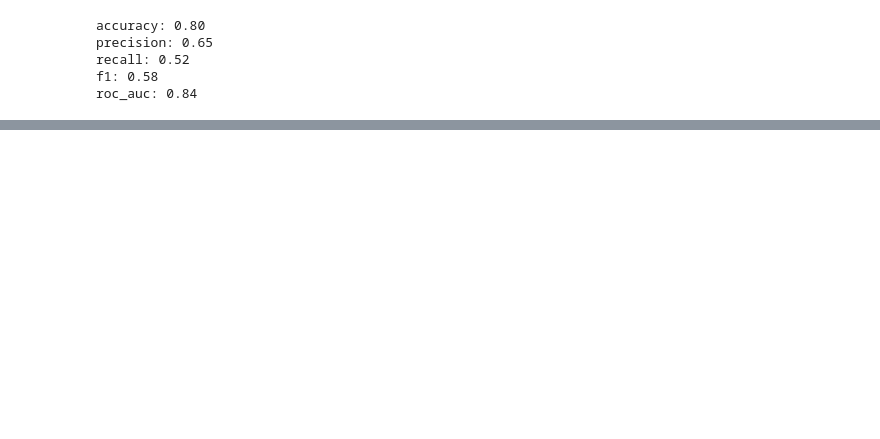
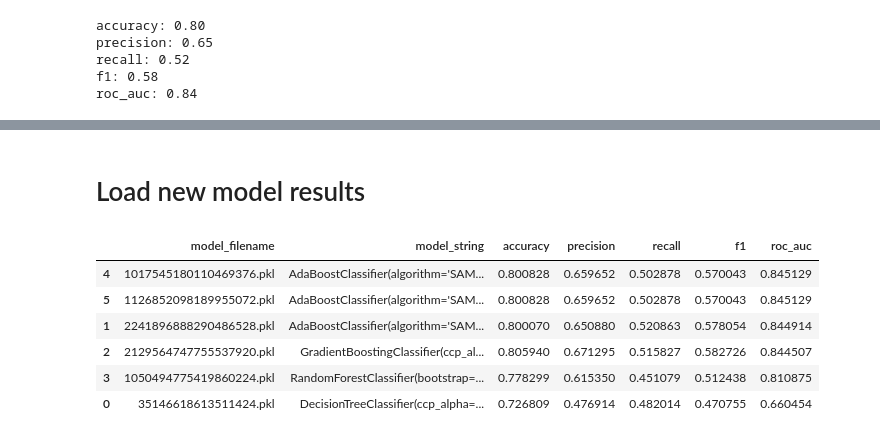
Before and after one commit to karthik-maddukuri/churn-model, a Jupyter notebook: notebooks/07. Hyperparameter Tuning.ipynb, the cells around one changed output, grey strips where cells are left out. Cells and saved outputs as stored; diff of their text form; code cells hidden in the pictures; blank space fills up the shorter version.

```diff
--- a/notebooks/07. Hyperparameter Tuning.ipynb
+++ b/notebooks/07. Hyperparameter Tuning.ipynb
@@ -90,0 +153,14 @@ roc_auc: 0.84
+# %% [markdown]
+# Load new model results
+# %%
+model_results = load_model_results()
+# %%
+model_results.sort_values(by='roc_auc', ascending=False)
+# %% [output]
+|  | model_filename | model_string | accuracy | precision | recall | f1 | roc_auc |
+| 4 | 1017545180110469376.pkl | AdaBoostClassifier(algorithm='SAM... | 0.800828 | 0.659652 | 0.502878 | 0.570043 | 0.845129 |
+| 5 | 1126852098189955072.pkl | AdaBoostClassifier(algorithm='SAM... | 0.800828 | 0.659652 | 0.502878 | 0.570043 | 0.845129 |
+| 1 | 2241896888290486528.pkl | AdaBoostClassifier(algorithm='SAM... | 0.800070 | 0.650880 | 0.520863 | 0.578054 | 0.844914 |
+| 2 | 2129564747755537920.pkl | GradientBoostingClassifier(ccp_al... | 0.805940 | 0.671295 | 0.515827 | 0.582726 | 0.844507 |
+| 3 | 1050494775419860224.pkl | RandomForestClassifier(bootstrap=... | 0.778299 | 0.615350 | 0.451079 | 0.512438 | 0.810875 |
+| 0 | 35146618613511424.pkl | DecisionTreeClassifier(ccp_alpha=... | 0.726809 | 0.476914 | 0.482014 | 0.470755 | 0.660454 |
```
Also changed, not shown: parts of 8 cells of this notebook, 1 other file.
